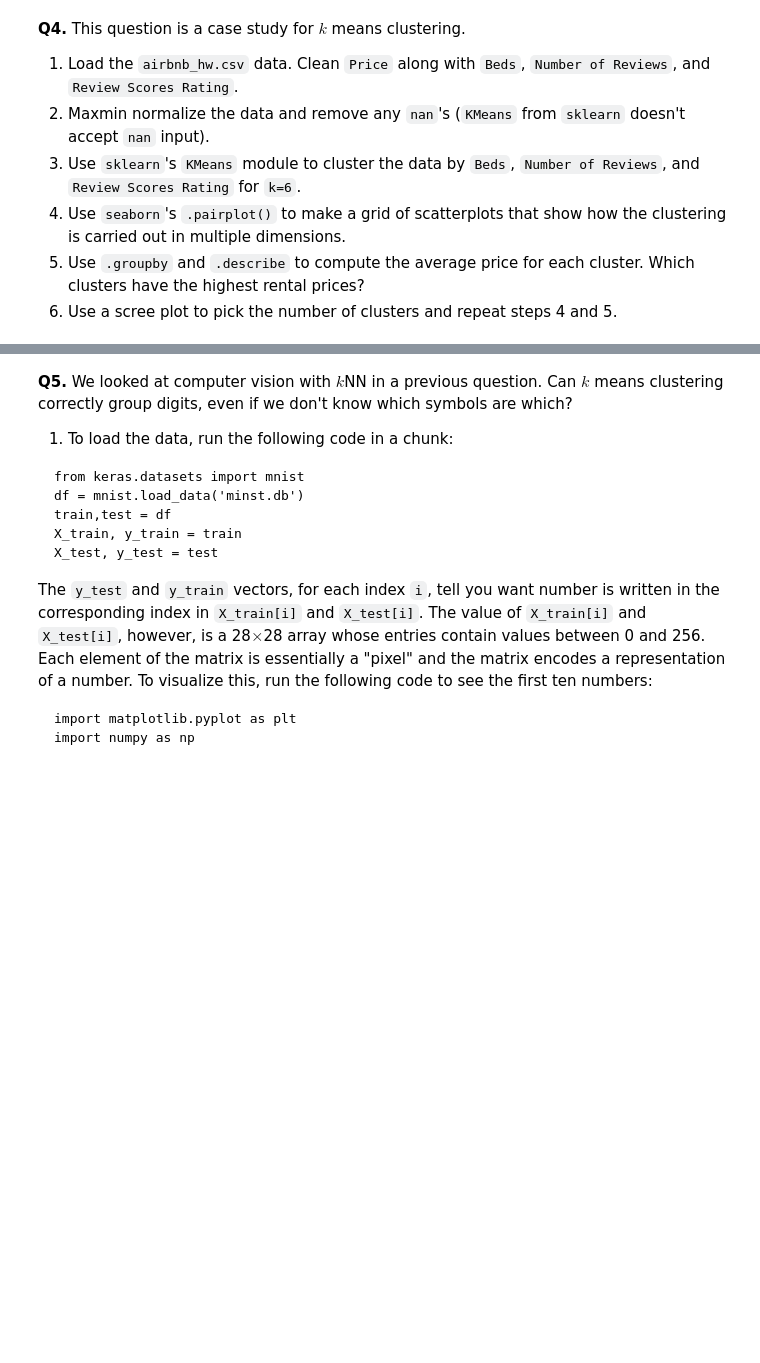
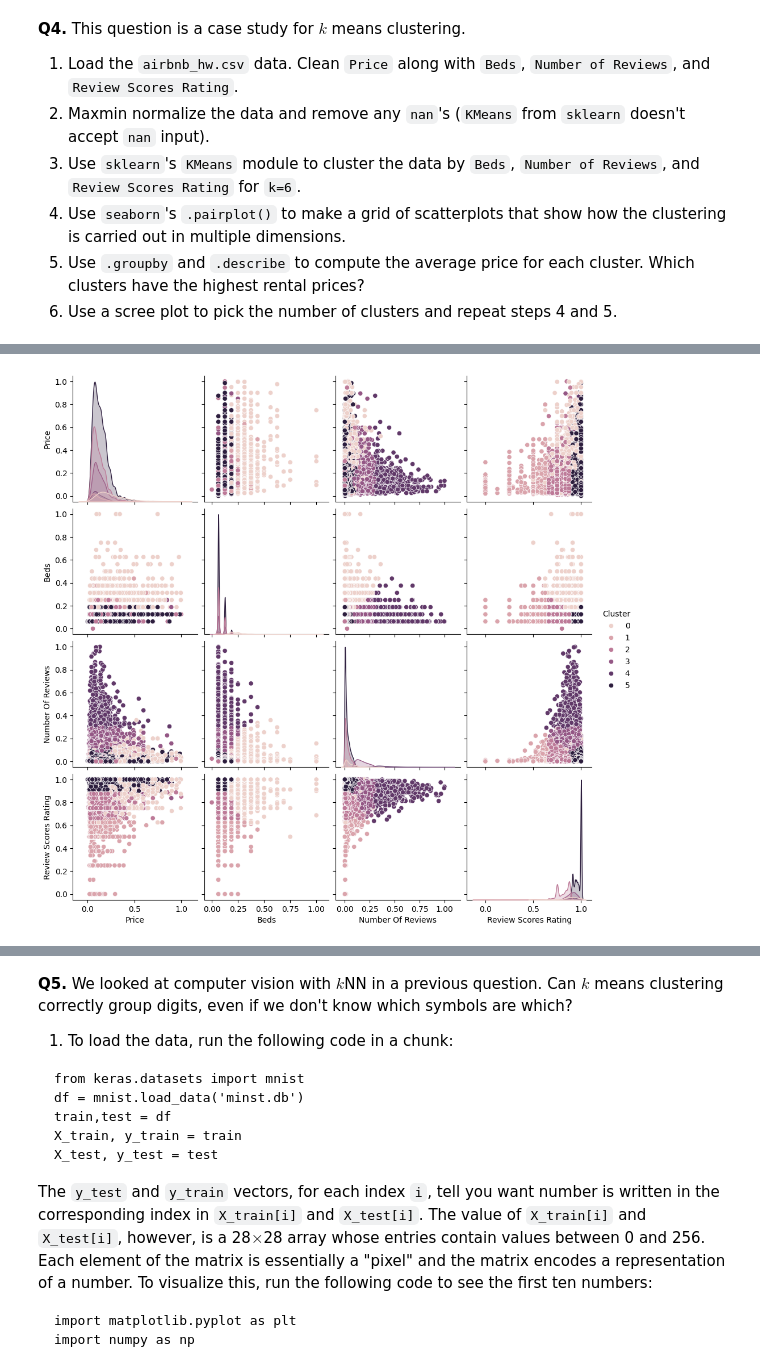
Before and after one commit to Jessicaxiong61/DS-3001, a Jupyter notebook: clustering assignment/assignment_clustering.ipynb, the cells around one changed output, grey strips where cells are left out. Drawn from its saved outputs; the diff is of its cells as text; code cells hidden in the pictures; blank space fills up the shorter version.

```diff
--- a/clustering assignment/assignment_clustering.ipynb
+++ b/clustering assignment/assignment_clustering.ipynb
@@ -167,0 +211,13 @@ However, as the noise level increases (1.0, 2.0), the elbow becomes less pronoun
+# %%
+# Question 4 part 2
+from sklearn.preprocessing import MinMaxScaler
+
+# Define Min-Max normalization function
+def maxmin(x):
+    return (x - x.min()) / (x.max() - x.min())
+
+# Apply Min-Max normalization to the numerical columns
+df[['Price', 'Beds', 'Number Of Reviews', 'Review Scores Rating']] = df[['Price', 'Beds', 'Number Of Reviews', 'Review Scores Rating']].apply(maxmin)
+
+# Display the first few rows to check the data
+print(df.head())
@@ -167,0 +231,13 @@ However, as the noise level increases (1.0, 2.0), the elbow becomes less pronoun
+# %%
+# Question 4 part 3
+from sklearn.cluster import KMeans
+
+# Select features for clustering
+X = df[['Beds', 'Number Of Reviews', 'Review Scores Rating']]
+
+# Apply K-Means clustering with k=6
+kmeans = KMeans(n_clusters=6, random_state=42, n_init=10)
+df['Cluster'] = kmeans.fit_predict(X)
+
+# Display the mean values of each cluster
+print(df.groupby('Cluster').mean())
@@ -167,0 +253,6 @@ However, as the noise level increases (1.0, 2.0), the elbow becomes less pronoun
+# %%
+# Question 4 part 4
+sns.pairplot(df, hue='Cluster', diag_kind='kde')
+plt.show()
+# %% [output]
+[figure, added]
```
Also changed, not shown: parts of 5 cells of this notebook.
